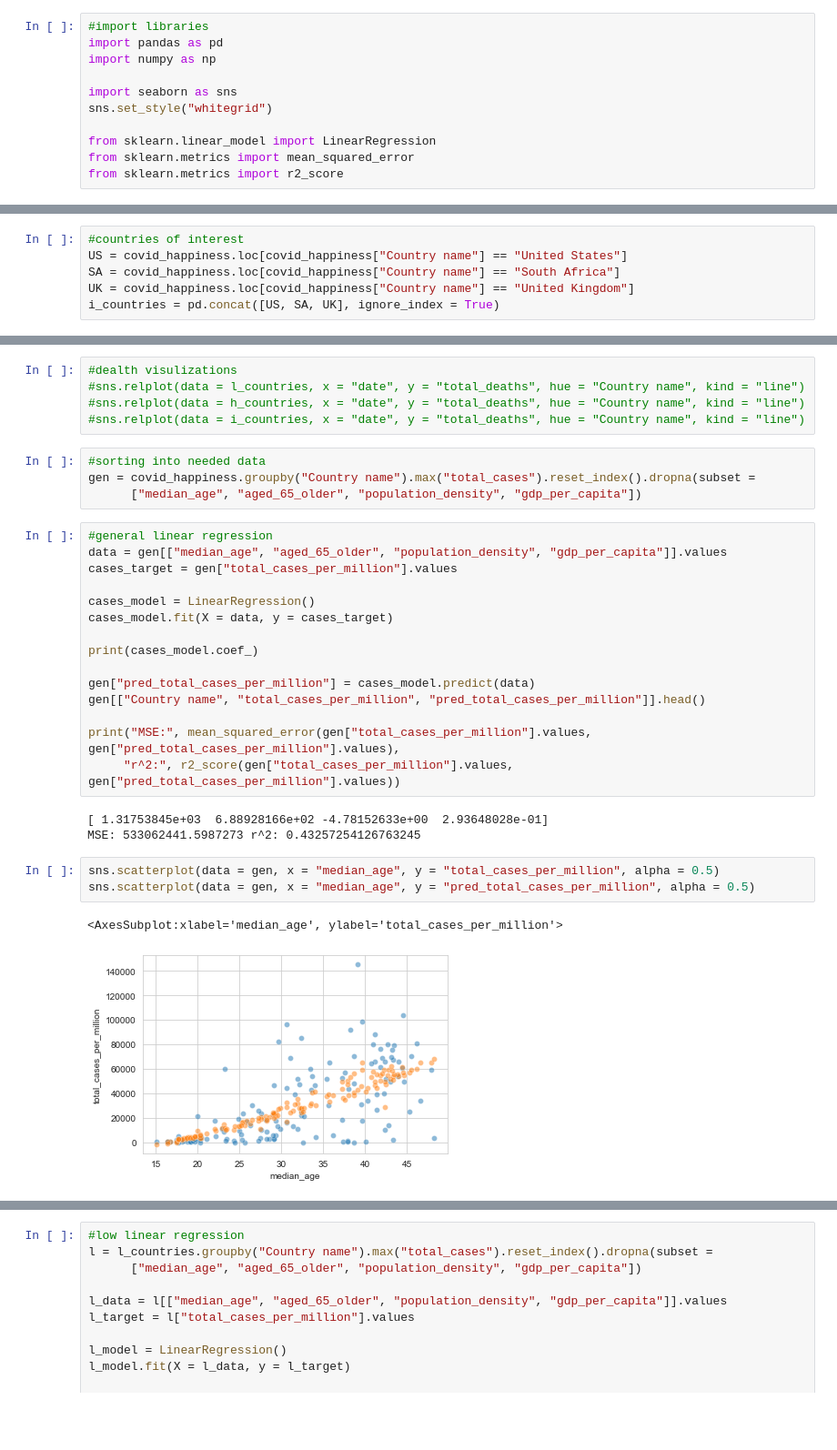
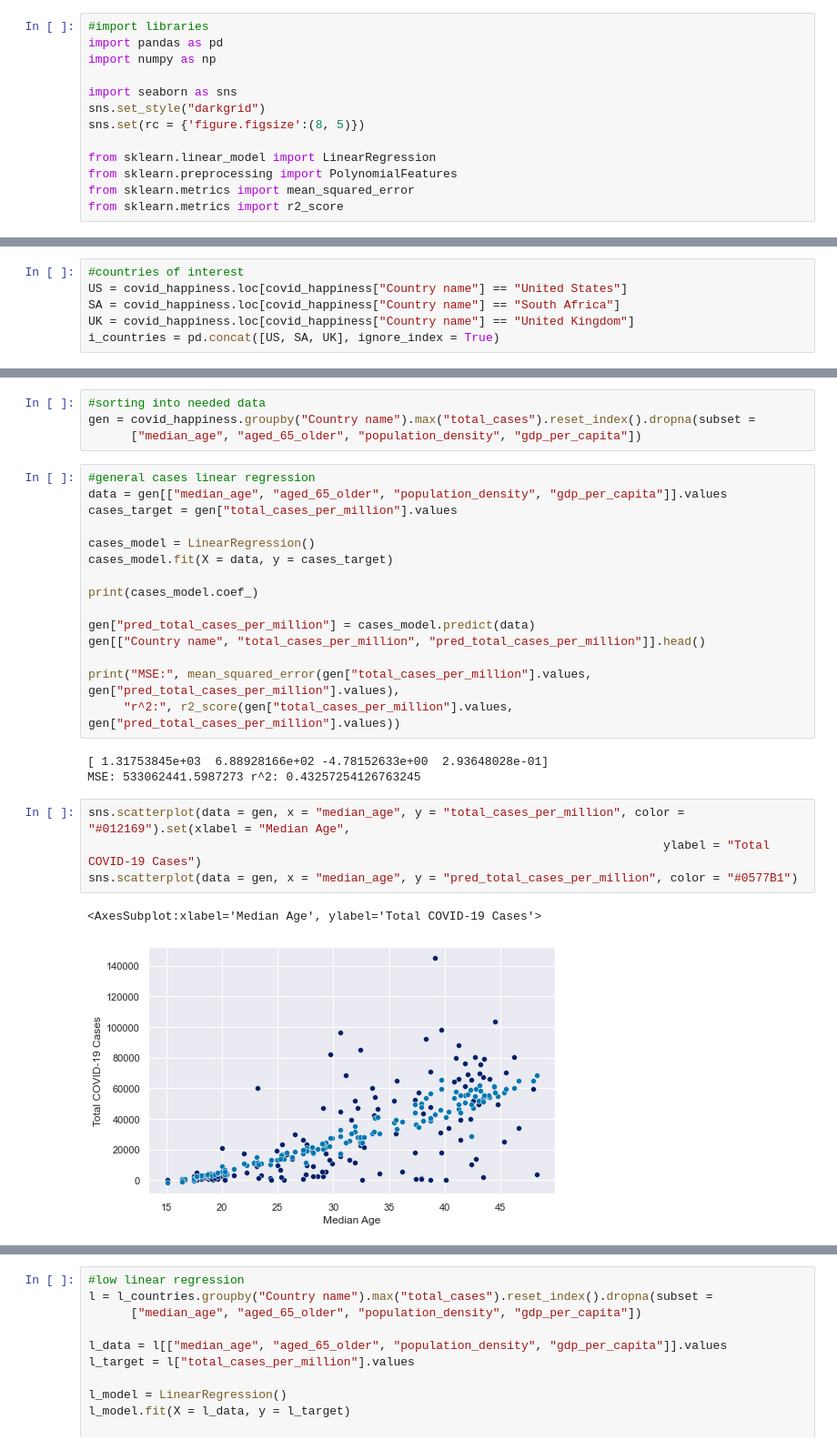
Before and after one commit to amrbedawi/216_Project, a Jupyter notebook: data.ipynb, the cells around one changed output, grey strips where cells are left out. Shown at 91% size. Cells and saved outputs as stored; diff of their text form; blank space fills up the shorter version.

Commit message:
updated data and added race

```diff
--- a/data.ipynb
+++ b/data.ipynb
@@ -4,9 +4,11 @@ import pandas as pd
 import numpy as np
 
 import seaborn as sns
-sns.set_style("whitegrid")
+sns.set_style("darkgrid")
+sns.set(rc = {'figure.figsize':(8, 5)})
 
 from sklearn.linear_model import LinearRegression
+from sklearn.preprocessing import PolynomialFeatures
 from sklearn.metrics import mean_squared_error
 from sklearn.metrics import r2_score
 # %%
@@ -81,14 +78,9 @@ i_countries = pd.concat([US, SA, UK], ignore_index = True)
-# %%
-#dealth visulizations
-#sns.relplot(data = l_countries, x = "date", y = "total_deaths", hue = "Country name", kind = "line")
-#sns.relplot(data = h_countries, x = "date", y = "total_deaths", hue = "Country name", kind = "line")
-#sns.relplot(data = i_countries, x = "date", y = "total_deaths", hue = "Country name", kind = "line")
 # %%
 #sorting into needed data
 gen = covid_happiness.groupby("Country name").max("total_cases").reset_index().dropna(subset =
       ["median_age", "aged_65_older", "population_density", "gdp_per_capita"])
 # %%
-#general linear regression
+#general cases linear regression
 data = gen[["median_age", "aged_65_older", "population_density", "gdp_per_capita"]].values
 cases_target = gen["total_cases_per_million"].values
 
@@ -106,9 +98,10 @@ print("MSE:", mean_squared_error(gen["total_cases_per_million"].values, gen["pre
 [ 1.31753845e+03  6.88928166e+02 -4.78152633e+00  2.93648028e-01]
 MSE: 533062441.5987273 r^2: 0.43257254126763245
 # %%
-sns.scatterplot(data = gen, x = "median_age", y = "total_cases_per_million", alpha = 0.5)
-sns.scatterplot(data = gen, x = "median_age", y = "pred_total_cases_per_million", alpha = 0.5)
+sns.scatterplot(data = gen, x = "median_age", y = "total_cases_per_million", color = "#012169").set(xlabel = "Median Age",
+                                                                                 ylabel = "Total COVID-19 Cases")
+sns.scatterplot(data = gen, x = "median_age", y = "pred_total_cases_per_million", color = "#0577B1")
 # %% [output]
-<AxesSubplot:xlabel='median_age', ylabel='total_cases_per_million'>
+<AxesSubplot:xlabel='Median Age', ylabel='Total COVID-19 Cases'>
-[figure, old version]
+[figure, new version]
 # %%
```
Also changed, not shown: parts of 15 cells of this notebook, 3 other files.
